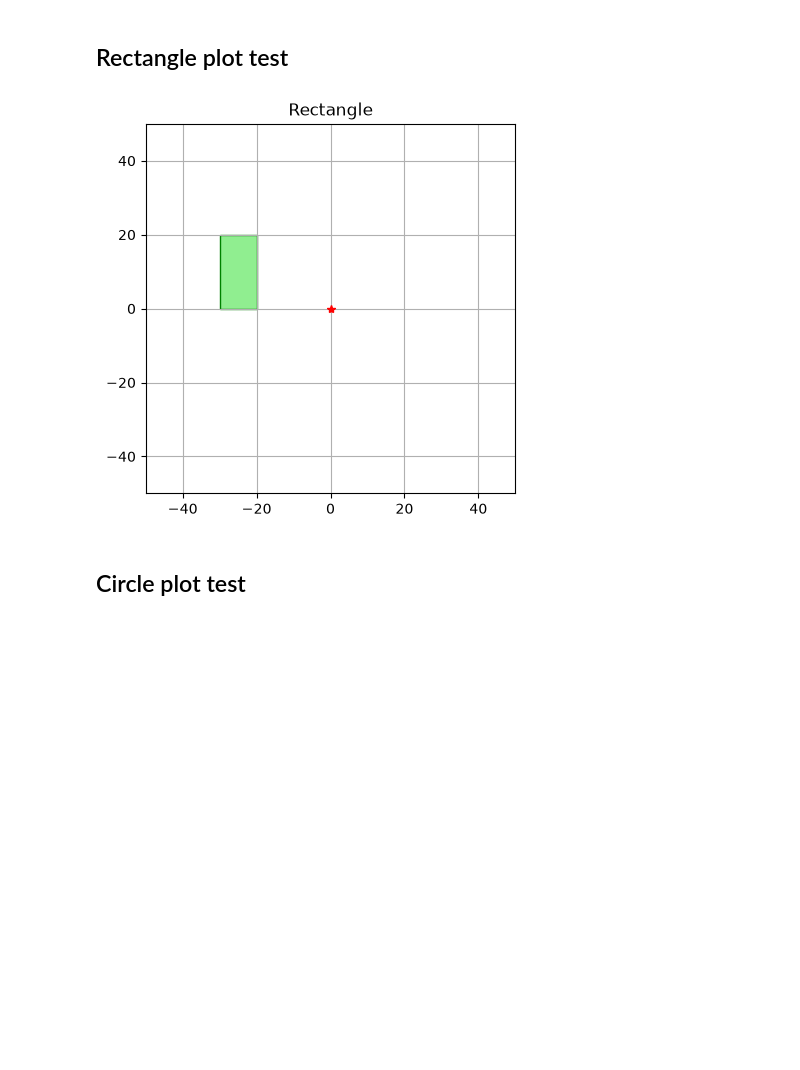
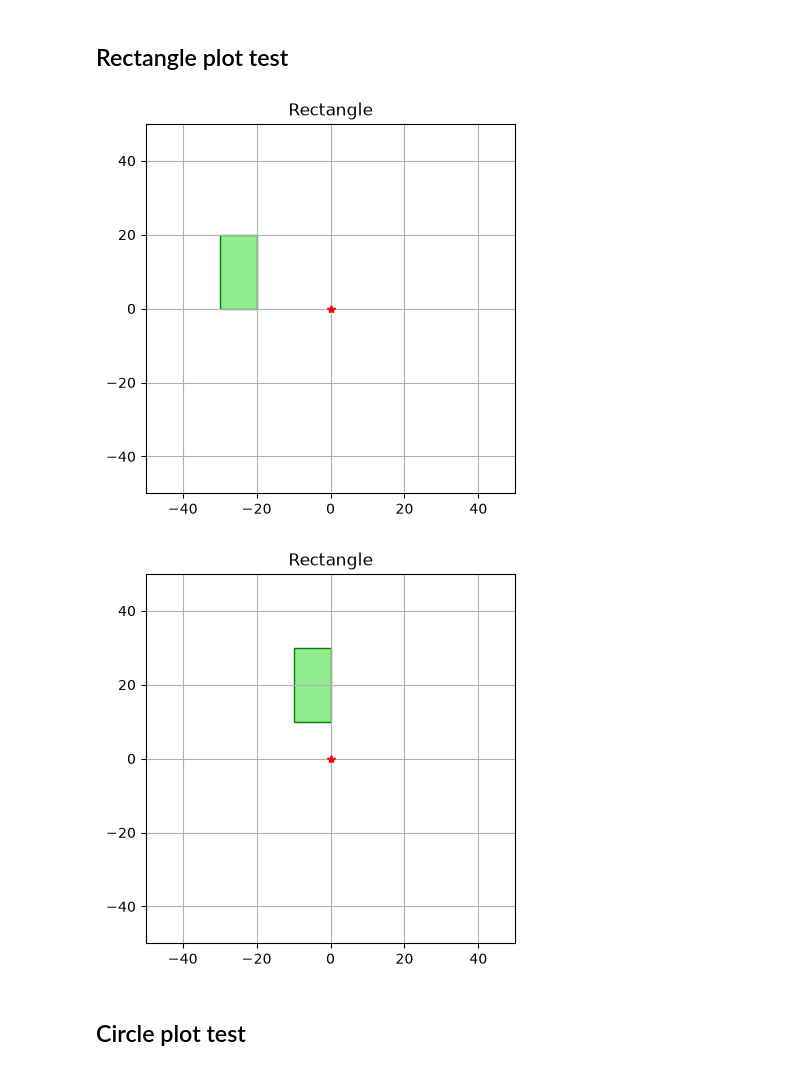
Before and after one commit to ilo50/lab2_python_course, a Jupyter notebook: manual_tests_visualizaiton.ipynb, the cells around one changed output. Drawn from its saved outputs; the diff is of its cells as text; code cells hidden in the pictures; blank space fills up the shorter version.

```diff
--- a/manual_tests_visualizaiton.ipynb
+++ b/manual_tests_visualizaiton.ipynb
@@ -24,9 +24,16 @@ import random
 # %%
 r1 = Rectangle(10, 20, -30, 0)
 
 Rectangle_Plotter.draw(Rectangle_Figure(r1))
+
+r2 = r1
+
+r2.translate(20, 10)
+
+Rectangle_Plotter.draw(Rectangle_Figure(r2))
 # %% [output]
 [figure]
+[figure, added]
 # %% [markdown]
 ## Circle plot test
 # %%
```
Also changed, not shown: parts of 3 cells of this notebook, 6 other files.
